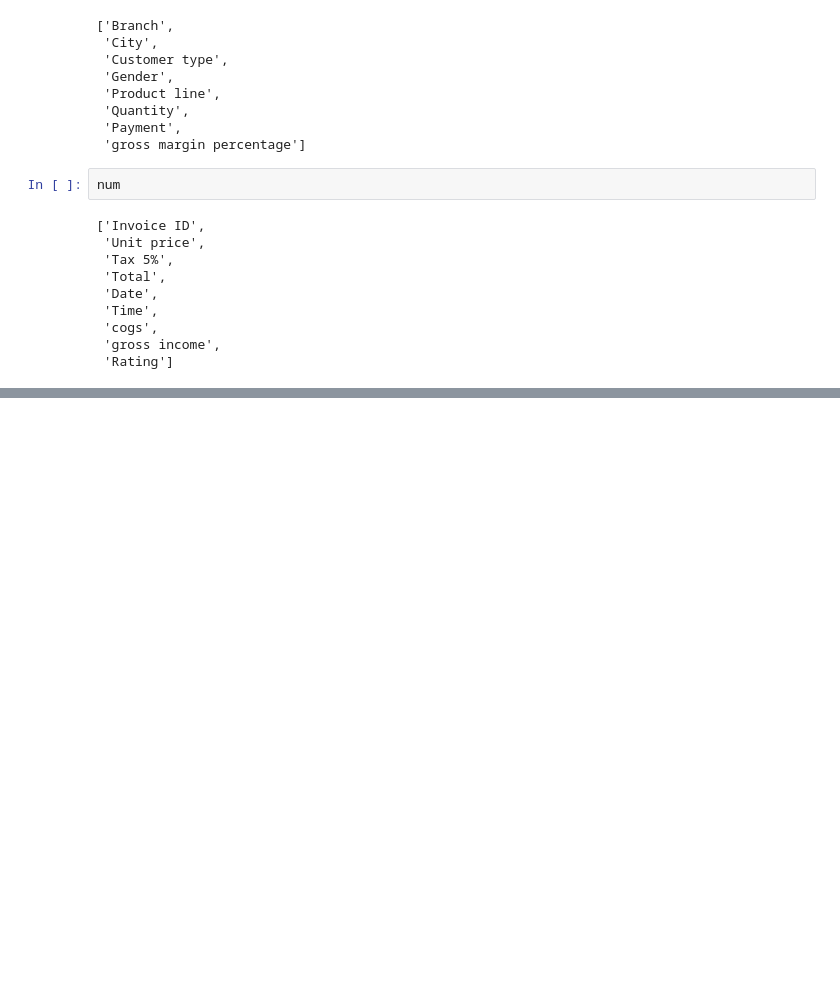
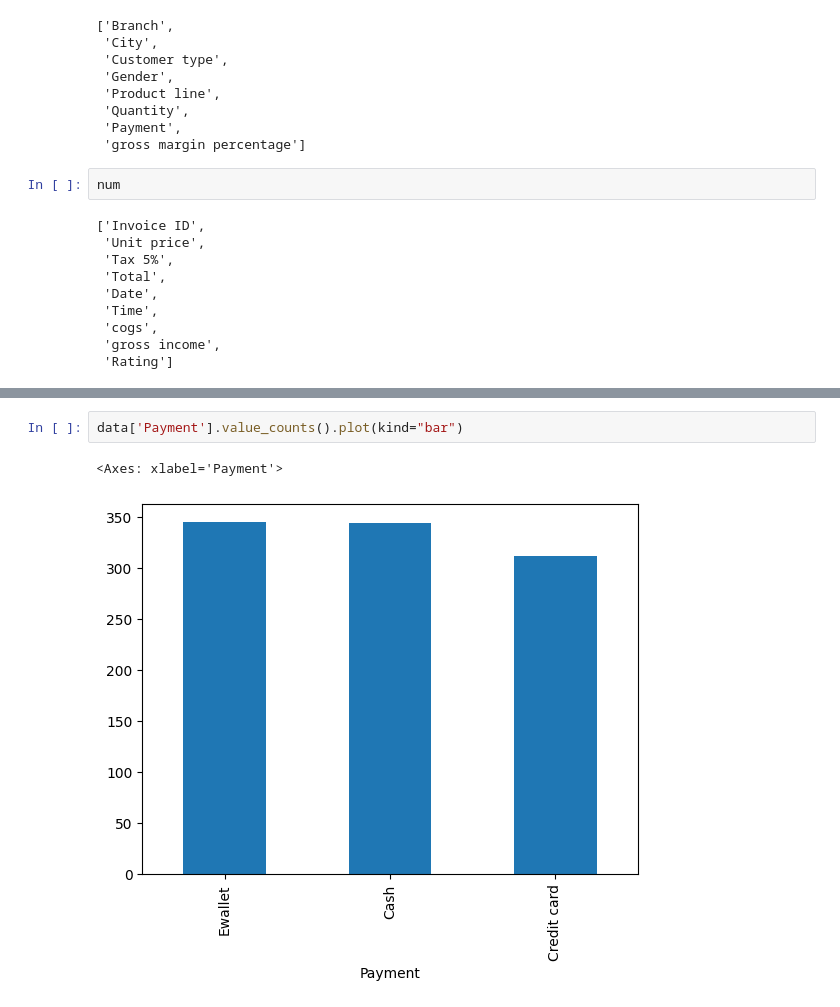
Before and after one commit to irisdev06/Super-Market-Data-Analysis, a Jupyter notebook: SuperMarketSalesAnalysis.ipynb, the cells around one changed output, grey strips where cells are left out. Cells and saved outputs as stored; diff of their text form; blank space fills up the shorter version.

Commit message:
Total Sales, Gross Income, Most Popular Payments Methods Used By Customers

```diff
--- a/SuperMarketSalesAnalysis.ipynb
+++ b/SuperMarketSalesAnalysis.ipynb
@@ -123,0 +149,5 @@ num
+# %%
+data['Payment'].value_counts().plot(kind="bar")
+# %% [output]
+<Axes: xlabel='Payment'>
+[figure, added]
```
Also changed, not shown: parts of 10 cells of this notebook.
